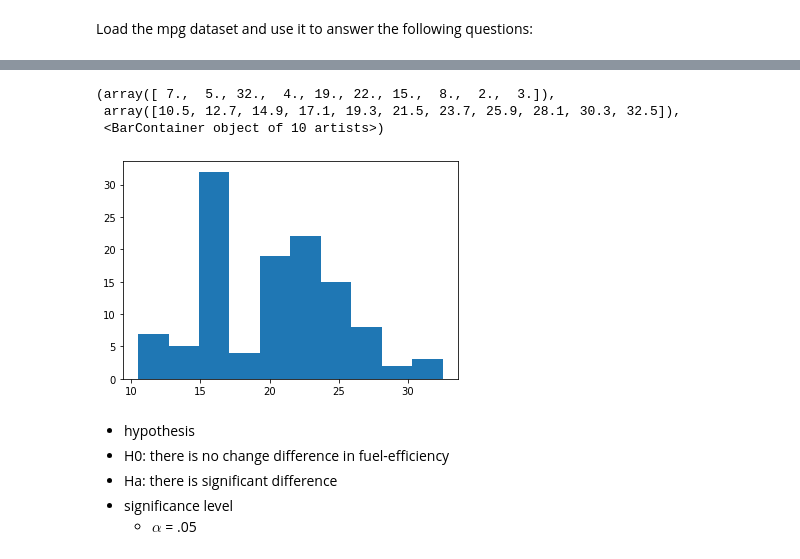
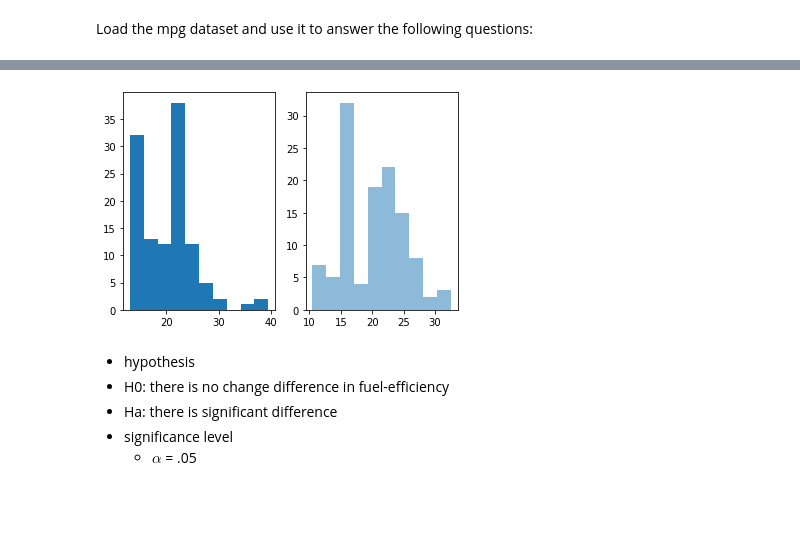
Before and after one commit to joshua-shorterivey/statistics-exercises, a Jupyter notebook: hypothesis_testing.ipynb, the cells around one changed output, grey strips where cells are left out. Cells and saved outputs as stored; diff of their text form; code cells hidden in the pictures; blank space fills up the shorter version.

```diff
--- a/hypothesis_testing.ipynb
+++ b/hypothesis_testing.ipynb
@@ -121,10 +99,19 @@ plt.hist(old_cars['efficiency'])
-# %%
-plt.hist(new_cars['efficiency'])
-# %% [output]
-(array([ 7.,  5., 32.,  4., 19., 22., 15.,  8.,  2.,  3.]),
- array([10.5, 12.7, 14.9, 17.1, 19.3, 21.5, 23.7, 25.9, 28.1, 30.3, 32.5]),
- <BarContainer object of 10 artists>)
-[figure, removed]
+# %%
+old_cars = mpg[mpg.year == 1999]
+
+new_cars = mpg[mpg.year == 2008]
+
+n_row = 1
+n_col = 2
+plt.figure()
+plt.subplot(n_row, n_col, 1)
+plt.hist(old_cars['efficiency'])
+
+plt.subplot(n_row, n_col, 2)
+plt.hist(new_cars['efficiency'], alpha=.5)
+plt.show()
+# %% [output]
+[figure, added]
 # %% [markdown]
 * hypothesis
 * H0: there is no change difference in fuel-efficiency
```
Also changed, not shown: parts of 65 cells of this notebook.
